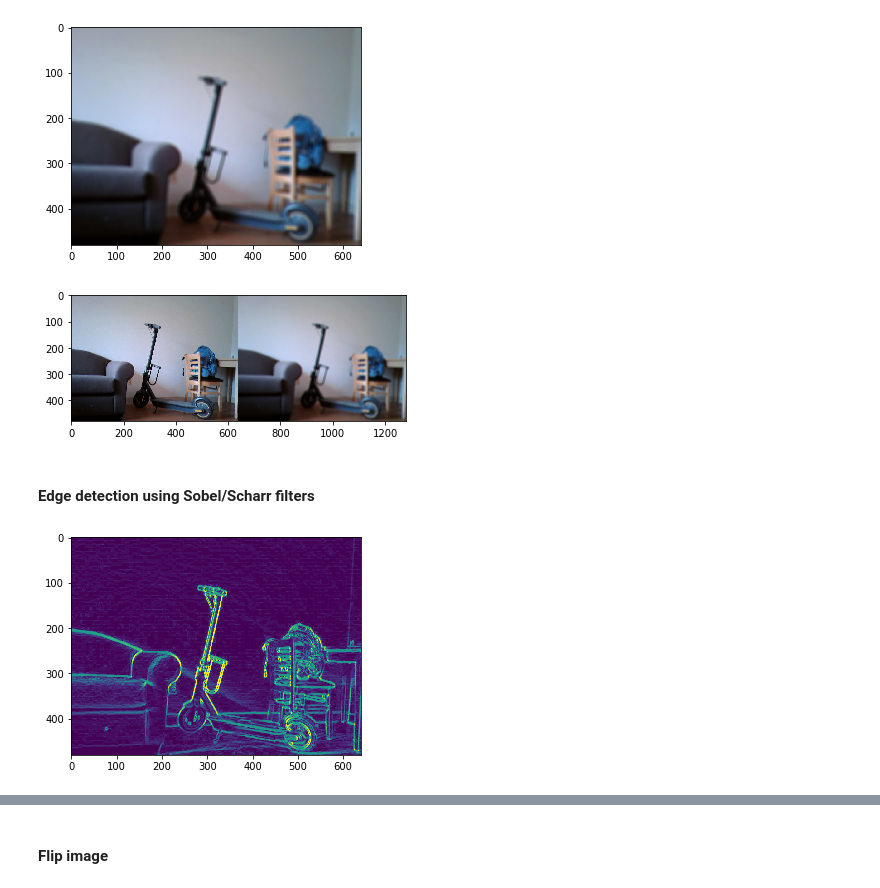
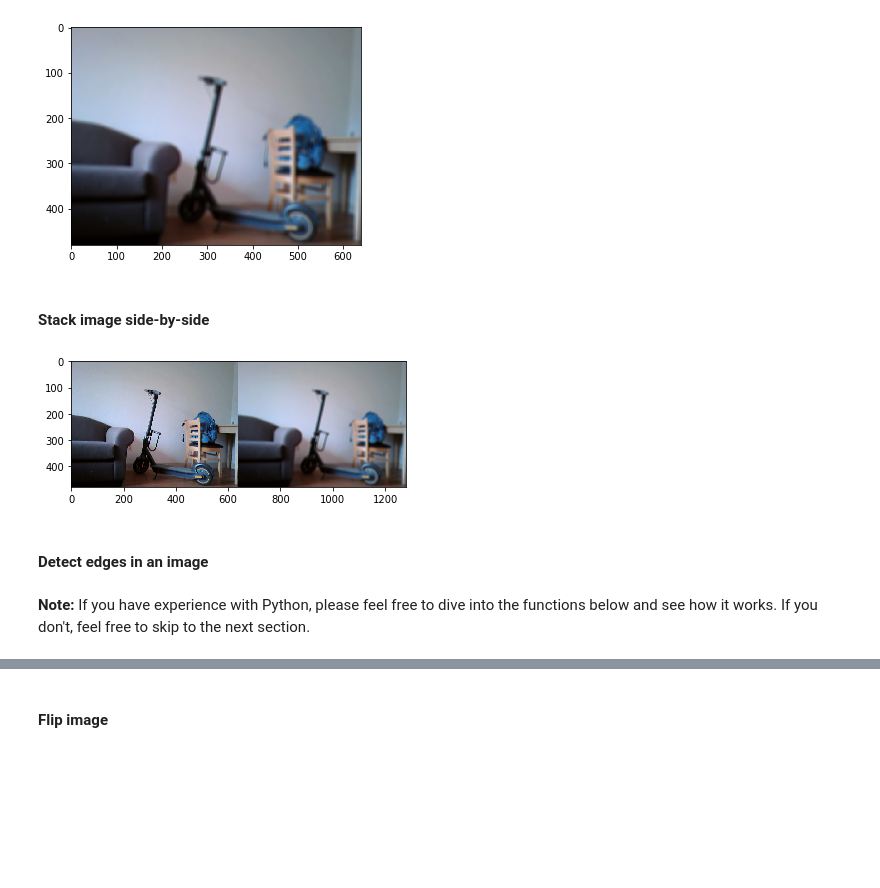
Before and after one commit to Xilinx/PYNQ_Bootcamp, a Jupyter notebook: bootcamp_sessions/PYNQ301_intro_to_cameras.ipynb, the cells around one changed output, grey strips where cells are left out. Drawn from its saved outputs; the diff is of its cells as text; code cells hidden in the pictures; blank space fills up the shorter version.

```diff
--- a/bootcamp_sessions/PYNQ301_intro_to_cameras.ipynb
+++ b/bootcamp_sessions/PYNQ301_intro_to_cameras.ipynb
@@ -74,50 +140,51 @@ plt.show()
 # %%
-# Box filter blur
-m2 = cv2.boxFilter(frame, -1, (10, 10), normalize=True)
-plt.imshow(m2)
-plt.show()
+blurred_image_2 = cv2.boxFilter(frame, -1, (10, 10), normalize=True)
+
+show_image(image=blurred_image_2)
 # %% [output]
 [figure]
-# %%
-# Show original and blurred images side by side
-plt.imshow(np.hstack((frame, m2)))
-plt.show()
-# %% [output]
-[figure, removed]
-# %% [markdown]
-#### Edge detection using Sobel/Scharr filters
+# %% [markdown]
+#### Stack image side-by-side
+# %%
+horizontally_stacked_image = np.hstack((frame, blurred_image_1, blurred_image_2))
+
+show_image(image=horizontally_stacked_image)
+# %% [output]
+[figure, added]
+# %% [markdown]
+#### Detect edges in an image
+# %% [markdown]
+**Note:** If you have experience with Python, please feel free to dive into the functions below and see how it works. If you don't, feel free to skip to the next section.
 # %%
-# Edge detection filters
+def detect_edges(image):
 
-scale = 1
-delta = 0
+    # Edge detection filters
+    scale = 1
+    delta = 0
 
-# The depth of the output image. We set it to CV_16S to avoid overflow
-ddepth = cv2.CV_16S
+    # The depth of the output image. We set it to CV_16S to avoid overflow
+    ddepth = cv2.CV_16S
 
-# Remove noise by blurring with a Gaussian filter ( kernel size = 3 )
-src = cv2.GaussianBlur(frame, (3, 3), 0)
+    # Remove noise by blurring with a Gaussian filter ( kernel size = 3 )
+    src = cv2.GaussianBlur(image, (3, 3), 0)
 
-# Convert the image to grayscale
-gray = cv2.cvtColor(src, cv2.COLOR_BGR2GRAY)
+    # Convert the image to grayscale
+    gray = cv2.cvtColor(src, cv2.COLOR_BGR2GRAY)
 
-# Gradient-X
-# Order of derivative is 1 in X direction
-grad_x = cv2.Sobel(gray, ddepth, 1, 0, ksize=3, scale=scale, delta=delta, borderType=cv2.BORDER_DEFAULT)
+    # Gradient-X
+    # Order of derivative is 1 in X direction
+    grad_x = cv2.Sobel(gray, ddepth, 1, 0, ksize=3, scale=scale,
+                    delta=delta, borderType=cv2.BORDER_DEFAULT)
 
-# Gradient-Y
-# Order of derivative is 1 in Y direction
-# Scharr gives stronger edges as compared to Sobel
-grad_y = cv2.Scharr(gray,ddepth,0,1)
-#grad_y = cv2.Sobel(gray, ddepth, 0, 1, ksize=3, scale=scale, delta=delta, borderType=cv2.BORDER_DEFAULT)
+    # Gradient-Y
+    # Order of derivative is 1 in Y direction
+    # Scharr gives stronger edges as compared to Sobel
+    grad_y = cv2.Scharr(gray, ddepth, 0, 1)
+    #grad_y = cv2.Sobel(gray, ddepth, 0, 1, ksize=3, scale=scale, delta=delta, borderType=cv2.BORDER_DEFAULT)
 
-# Combine X and Y edge components
-abs_grad_x = cv2.convertScaleAbs(grad_x)
-abs_grad_y = cv2.convertScaleAbs(grad_y)
-grad = cv2.addWeighted(abs_grad_x, 0.5, abs_grad_y, 0.5, 0)
+    # Combine X and Y edge components
+    abs_grad_x = cv2.convertScaleAbs(grad_x)
+    abs_grad_y = cv2.convertScaleAbs(grad_y)
+    grad = cv2.addWeighted(abs_grad_x, 0.5, abs_grad_y, 0.5, 0)
 
-# Display the image
-plt.imshow(grad)
-plt.show()
+    return grad
-# %% [output]
-[figure, removed]
```
Also changed, not shown: parts of 44 cells of this notebook, 2 other files.
